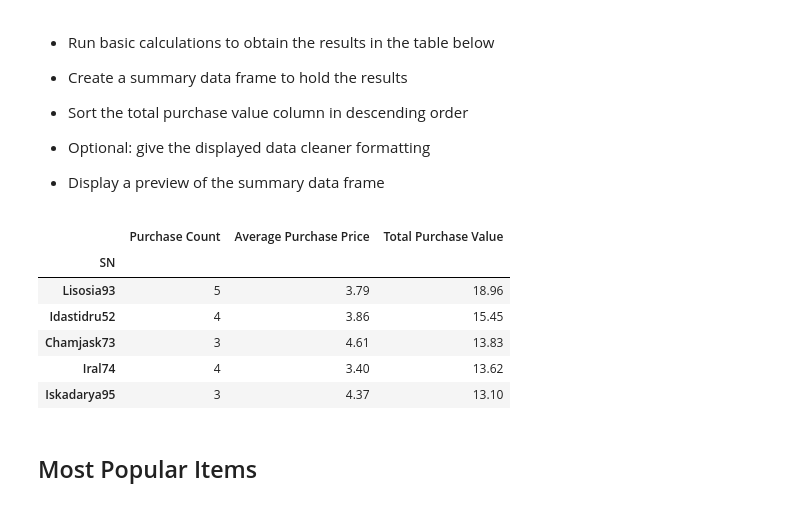
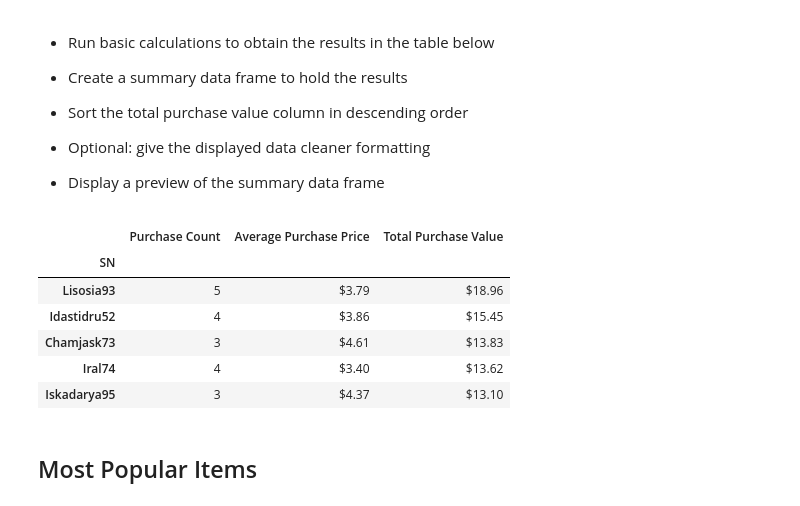
Before and after one commit to joshseymour/04-Pandas, a Jupyter notebook: 04-Pandas-Pymoli-Josh Seymour.ipynb, the cells around one changed output. Cells and saved outputs as stored; diff of their text form; code cells hidden in the pictures.

```diff
--- a/Submitted Homework - Josh Seymour.ipynb
+++ b/04-Pandas-Pymoli-Josh Seymour.ipynb
@@ -312,38 +324,40 @@ purchase_summary_table
 # %%
 #create new df, grouped by SN
 top_spenders = purchase_data.groupby("SN")
 top_spenders.head()
 
 #calc the total purchase based based on number of rows in Purchase ID
 total_bought = top_spenders.count()["Purchase ID"]
 
 #calc the average price, rounded to 2 decimal points, off of the price column
 total_avg_purchase = round(top_spenders.mean()["Price"],2)
 
 #calc the total price, rounded to 2 decimal points, off of the price column
 total_cost_spent = round(top_spenders.sum()["Price"],2)
 
 #top_spenders["total_cost_spent"] = top_spenders["total_cost_spent"].astype(float).map(
 #    "${:,.2f}".format)
 
 #Create the Top Spenders table
 spenders_summary_table = pd.DataFrame({"Purchase Count": total_bought,
                                       "Average Purchase Price": total_avg_purchase,
                                       "Total Purchase Value": total_cost_spent
                                  })
 
 #created a new df to sort the values from high to low, greatest total purchase
-cleansed_spenders = spenders_summary_table.sort_values("Total Purchase Value", ascending=False)
-#print the df
-cleansed_spenders.head(5)
+cleansed_spenders = spenders_summary_table.sort_values("Total Purchase Value", ascending=False).head(5)
+
+#format the columns with money
+cleansed_spenders.style.format({"Average Purchase Price":"${:,.2f}",
+                                "Total Purchase Value":"${:,.2f}"})
 # %% [output]
 |  | Purchase Count | Average Purchase Price | Total Purchase Value |
 | SN |  |  |  |
-| Lisosia93 | 5 | 3.79 | 18.96 |
-| Idastidru52 | 4 | 3.86 | 15.45 |
-| Chamjask73 | 3 | 4.61 | 13.83 |
-| Iral74 | 4 | 3.40 | 13.62 |
-| Iskadarya95 | 3 | 4.37 | 13.10 |
+| Lisosia93 | 5 | $3.79 | $18.96 |
+| Idastidru52 | 4 | $3.86 | $15.45 |
+| Chamjask73 | 3 | $4.61 | $13.83 |
+| Iral74 | 4 | $3.40 | $13.62 |
+| Iskadarya95 | 3 | $4.37 | $13.10 |
 # %% [markdown]
 ## Most Popular Items
 # %% [markdown]
```
Also changed, not shown: parts of 4 cells of this notebook, 1 other file.
